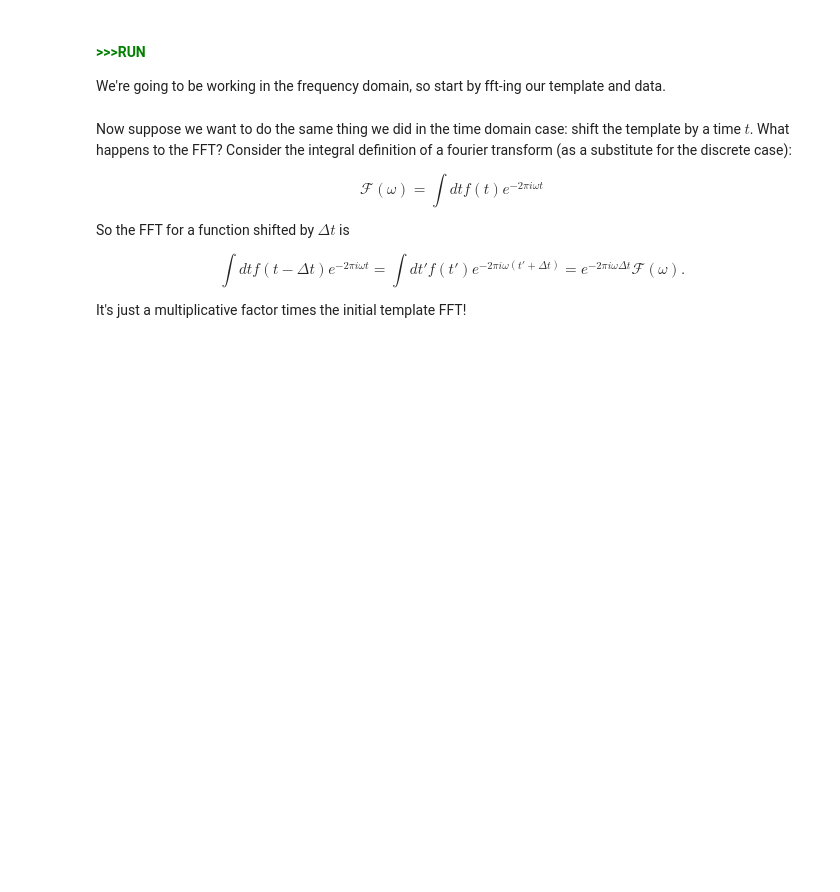
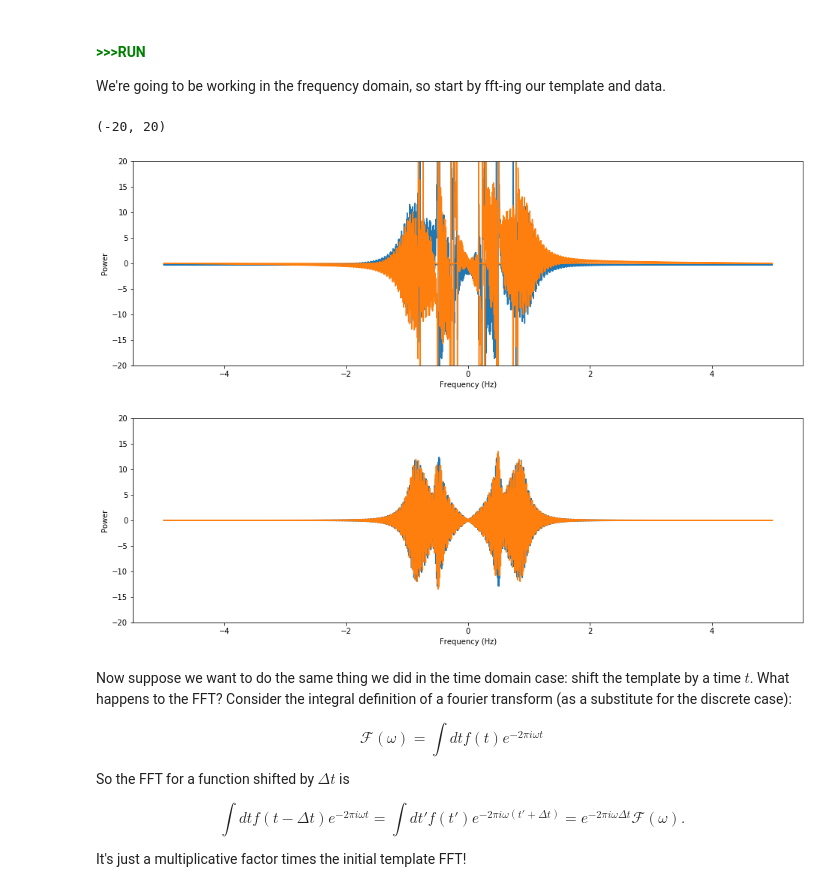
Before and after one commit to MIT-8s50/course, a Jupyter notebook: Recitation5/Recitation_05_learner.ipynb, the cells around one changed output. Saved outputs shown, nothing was run; the diff lists cells and outputs as text; code cells hidden in the pictures; blank space fills up the shorter version.

```diff
--- a/Recitation5/Recitation_05_learner.ipynb
+++ b/Recitation5/Recitation_05_learner.ipynb
@@ -501,28 +518,32 @@ plt.ylim(-20, 20)
 # %%
 import matplotlib.pyplot as plt
 
 fs = int(1/(xi[1] - xi[0]))
 
 data_fft = np.fft.fft(yi)
 template_fft = np.fft.fft(yi_temp)
 
 freq = np.fft.fftfreq(xi.shape[0])*fs
 
-#template_fft *= np.exp(-1.0j * 50 * freq * 2 * np.pi)
+template_fft *= np.exp(-1.0j * 50 * freq * 2 * np.pi)
 
 plt.figure(figsize=(16, 5))
 plt.plot(freq, data_fft.real)
 plt.plot(freq, data_fft.imag)
 plt.xlabel("Frequency (Hz)")
 plt.ylabel("Power")
 plt.ylim(-20, 20)
 
 plt.figure(figsize=(16, 5))
 plt.plot(freq, template_fft.real)
 plt.plot(freq, template_fft.imag)
 plt.xlabel("Frequency (Hz)")
 plt.ylabel("Power")
 plt.ylim(-20, 20)
+# %% [output]
+(-20, 20)
+[figure, added]
+[figure, added]
 # %% [markdown]
 <!--start-block-->
 Now suppose we want to do the same thing we did in the time domain case: shift the template by a time $t$. What happens to the FFT? Consider the integral definition of a fourier transform (as a substitute for the discrete case):
```
Also changed, not shown: parts of 11 cells of this notebook.
